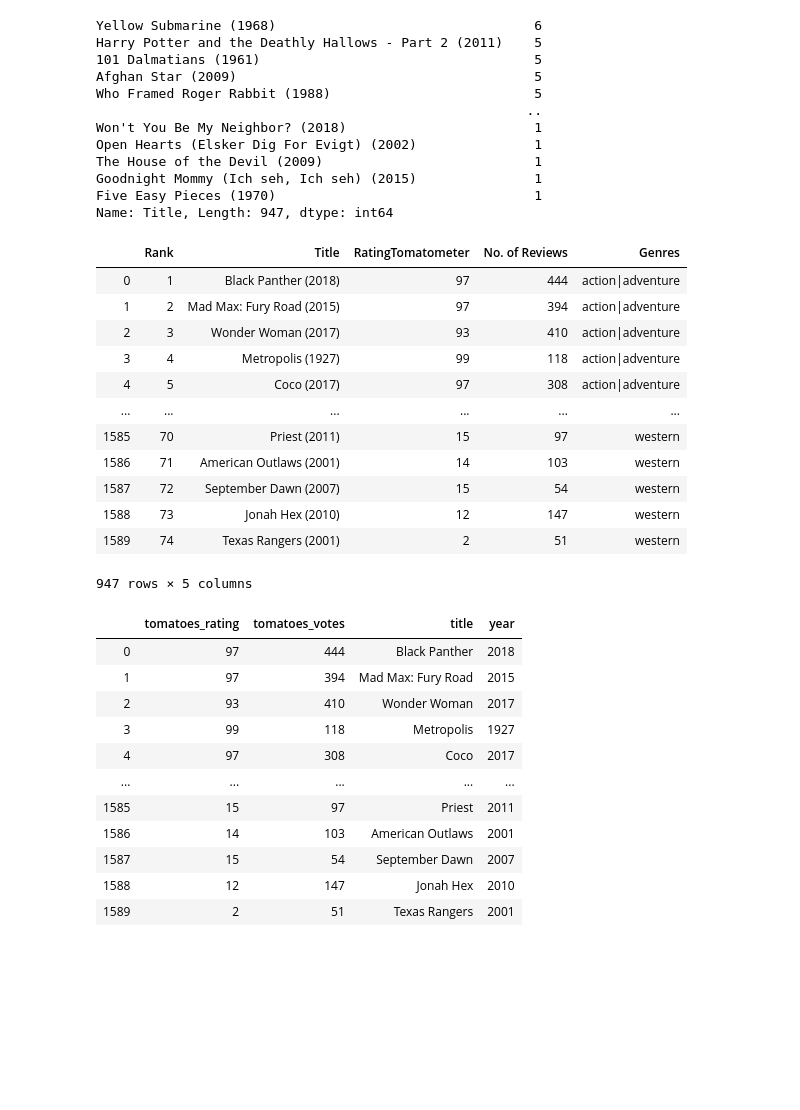
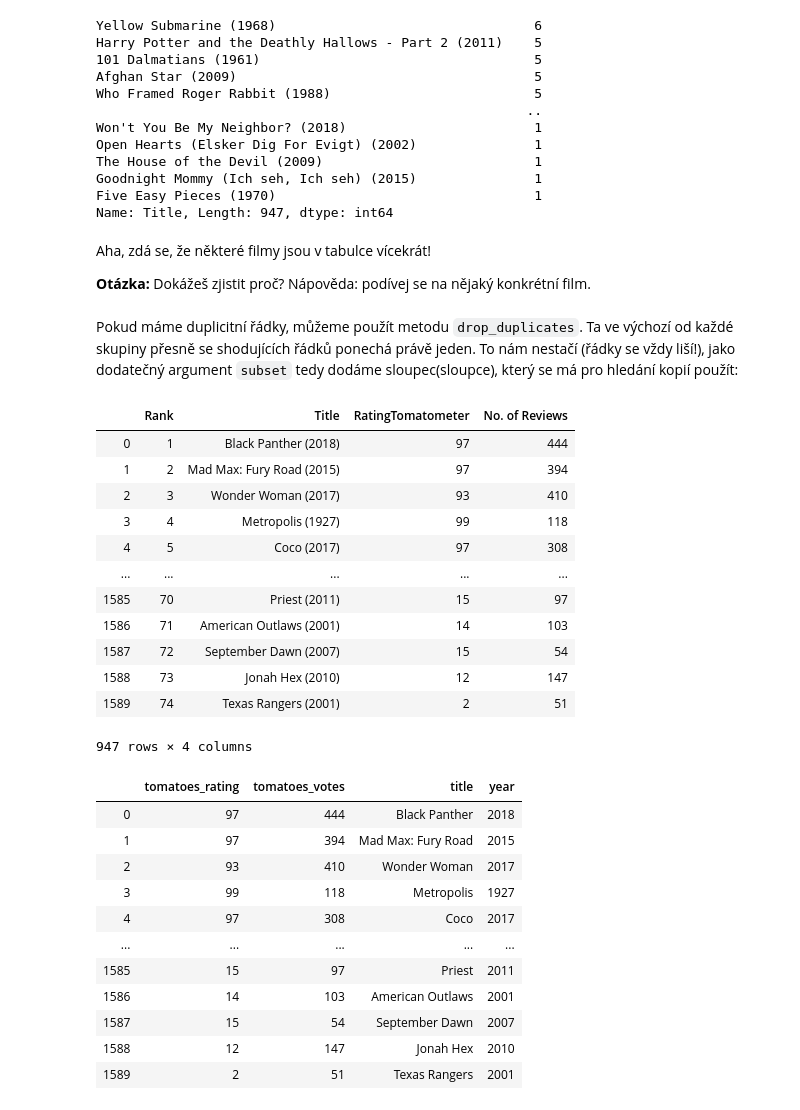
Before and after one commit to janpipek/naucse.python.cz, a Jupyter notebook: lessons/pydata/pandas_correlations/index.ipynb, the cells around one changed output. Saved outputs shown, nothing was run; the diff lists cells and outputs as text; code cells hidden in the pictures; blank space fills up the shorter version.

```diff
--- a/lessons/pydata/pandas_correlations/index.ipynb
+++ b/lessons/pydata/pandas_correlations/index.ipynb
@@ -609,22 +609,36 @@ The House of the Devil (2009)                           1
 Goodnight Mommy (Ich seh, Ich seh) (2015)               1
 Five Easy Pieces (1970)                                 1
 Name: Title, Length: 947, dtype: int64
-# %%
-rotten_tomatoes_raw.drop_duplicates(subset=["Title"])
-# %% [output]
-|  | Rank | Title | RatingTomatometer | No. of Reviews | Genres |
-| 0 | 1 | Black Panther (2018) | 97 | 444 | action|adventure |
-| 1 | 2 | Mad Max: Fury Road (2015) | 97 | 394 | action|adventure |
-| 2 | 3 | Wonder Woman (2017) | 93 | 410 | action|adventure |
-| 3 | 4 | Metropolis (1927) | 99 | 118 | action|adventure |
-| 4 | 5 | Coco (2017) | 97 | 308 | action|adventure |
-| ... | ... | ... | ... | ... | ... |
-| 1585 | 70 | Priest (2011) | 15 | 97 | western |
-| 1586 | 71 | American Outlaws (2001) | 14 | 103 | western |
-| 1587 | 72 | September Dawn (2007) | 15 | 54 | western |
-| 1588 | 73 | Jonah Hex (2010) | 12 | 147 | western |
-| 1589 | 74 | Texas Rangers (2001) | 2 | 51 | western |
-947 rows × 5 columns
+# %% [markdown]
+Aha, zdá se, že některé filmy jsou v tabulce vícekrát!
+
+**Otázka:** Dokážeš zjistit proč? Nápověda: podívej se na nějaký konkrétní film.
+# %% [markdown]
+Pokud máme duplicitní řádky, můžeme použít metodu `drop_duplicates`. Ta ve výchozí od každé skupiny přesně se shodujících řádků ponechá právě jeden. To nám nestačí (řádky se vždy liší!), jako dodatečný argument `subset` tedy dodáme sloupec(sloupce), který se má pro hledání kopií použít:
+# %%
+rotten_tomatoes_nodup = (
+    rotten_tomatoes_raw
+    .drop_duplicates(
+        subset="Title",
+        keep="first"        # Vybereme první výskyt, lze i "last" (anebo False => vyhodit všechny)
+    )
+    .drop("Genres", axis="columns")
+)
+rotten_tomatoes_nodup
+# %% [output]
+|  | Rank | Title | RatingTomatometer | No. of Reviews |
+| 0 | 1 | Black Panther (2018) | 97 | 444 |
+| 1 | 2 | Mad Max: Fury Road (2015) | 97 | 394 |
+| 2 | 3 | Wonder Woman (2017) | 93 | 410 |
+| 3 | 4 | Metropolis (1927) | 99 | 118 |
+| 4 | 5 | Coco (2017) | 97 | 308 |
+| ... | ... | ... | ... | ... |
+| 1585 | 70 | Priest (2011) | 15 | 97 |
+| 1586 | 71 | American Outlaws (2001) | 14 | 103 |
+| 1587 | 72 | September Dawn (2007) | 15 | 54 |
+| 1588 | 73 | Jonah Hex (2010) | 12 | 147 |
+| 1589 | 74 | Texas Rangers (2001) | 2 | 51 |
+947 rows × 4 columns
 # %%
 rotten_tomatoes_beta = (rotten_tomatoes_raw
     .drop_duplicates(subset=["Title"])
```
Also changed, not shown: parts of 1 cell of this notebook.
